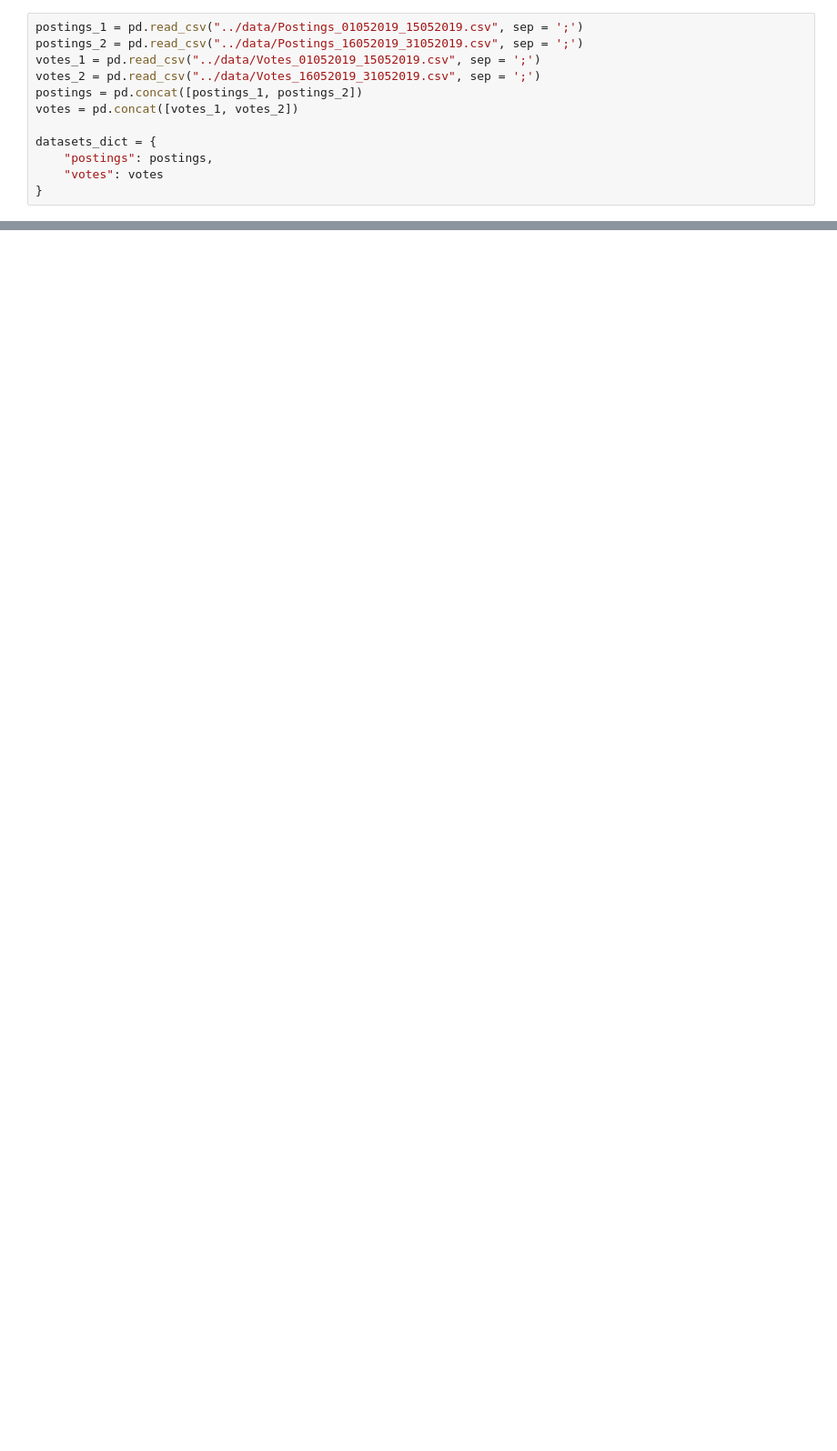
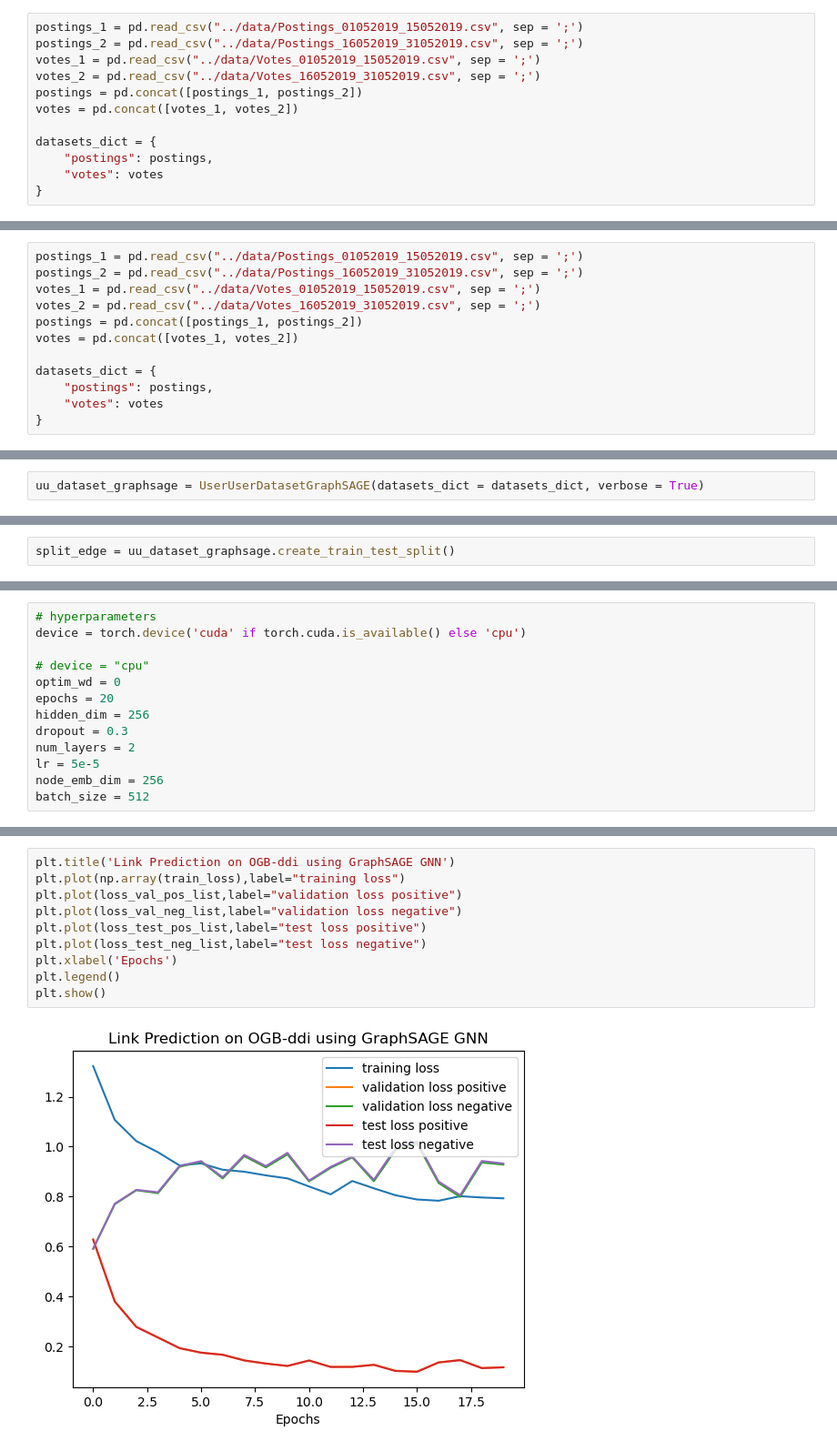
Before and after one commit to RomanGrebnev/sna_link_prediction, a Jupyter notebook: notebooks/roman_train_test_split.ipynb, the cells around one changed output, grey strips where cells are left out. Shown: that part at 91% size. Cells and saved outputs as stored; diff of their text form; blank space fills up the shorter version.

```diff
--- a/notebooks/roman_train_test_split.ipynb
+++ b/notebooks/roman_train_test_split.ipynb
@@ -127,0 +199,12 @@ for iter in tqdm(range(ITERATIONS)):
+# %%
+postings_1 = pd.read_csv("../data/Postings_01052019_15052019.csv", sep = ';')
+postings_2 = pd.read_csv("../data/Postings_16052019_31052019.csv", sep = ';')
+votes_1 = pd.read_csv("../data/Votes_01052019_15052019.csv", sep = ';')
+votes_2 = pd.read_csv("../data/Votes_16052019_31052019.csv", sep = ';')
+postings = pd.concat([postings_1, postings_2])
+votes = pd.concat([votes_1, votes_2])
+
+datasets_dict = {
+    "postings": postings,
+    "votes": votes
+}
@@ -127,0 +213,2 @@ for iter in tqdm(range(ITERATIONS)):
+# %%
+uu_dataset_graphsage = UserUserDatasetGraphSAGE(datasets_dict = datasets_dict, verbose = True)
@@ -127,0 +219,2 @@ for iter in tqdm(range(ITERATIONS)):
+# %%
+split_edge = uu_dataset_graphsage.create_train_test_split()
@@ -127,0 +234,13 @@ for iter in tqdm(range(ITERATIONS)):
+# %%
+# hyperparameters
+device = torch.device('cuda' if torch.cuda.is_available() else 'cpu')
+
+# device = "cpu"
+optim_wd = 0
+epochs = 20
+hidden_dim = 256
+dropout = 0.3
+num_layers = 2
+lr = 5e-5
+node_emb_dim = 256
+batch_size = 512
@@ -127,0 +347,12 @@ for iter in tqdm(range(ITERATIONS)):
+# %%
+plt.title('Link Prediction on OGB-ddi using GraphSAGE GNN')
+plt.plot(np.array(train_loss),label="training loss")
+plt.plot(loss_val_pos_list,label="validation loss positive")
+plt.plot(loss_val_neg_list,label="validation loss negative")
+plt.plot(loss_test_pos_list,label="test loss positive")
+plt.plot(loss_test_neg_list,label="test loss negative")
+plt.xlabel('Epochs')
+plt.legend()
+plt.show()
+# %% [output]
+[figure, added]
```
Also changed, not shown: parts of 53 cells of this notebook, 4 other files.
